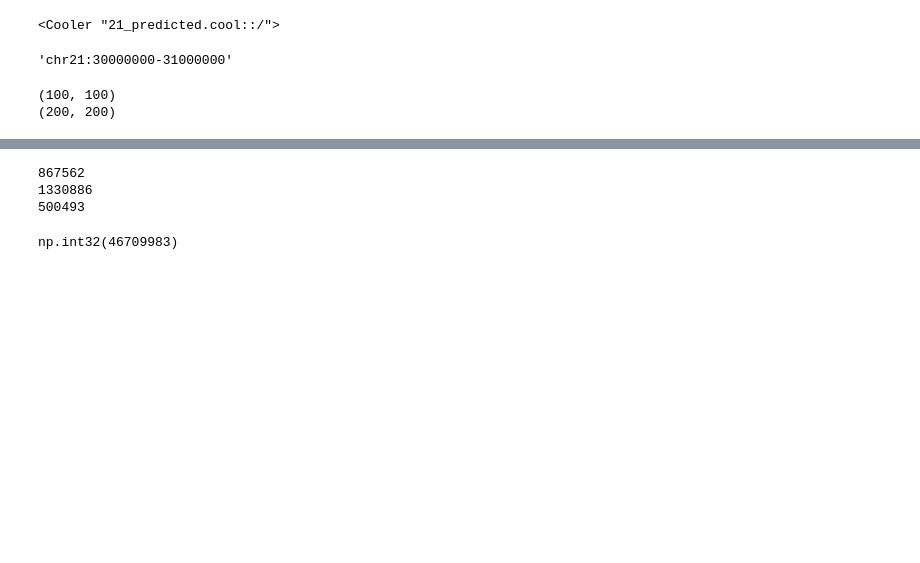
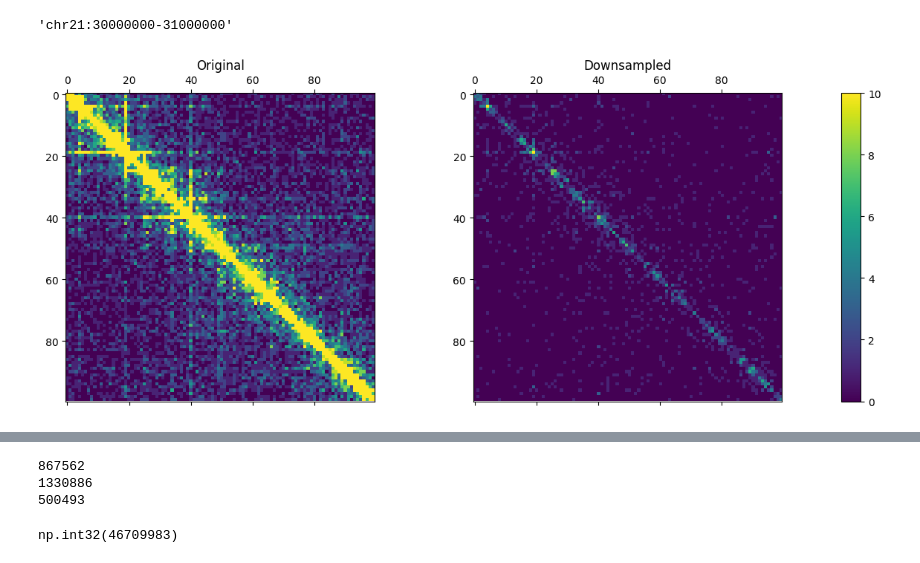
Before and after one commit to amulyagarimella/fast-sequencing-AI-imputation, a Jupyter notebook: notebooks/visualize_results.ipynb, the cells around one changed output, grey strips where cells are left out. Cells and saved outputs as stored; diff of their text form; code cells hidden in the pictures; blank space fills up the shorter version.

```diff
--- a/notebooks/visualize_results.ipynb
+++ b/notebooks/visualize_results.ipynb
@@ -19,4 +49,0 @@ clr_roi = cooler.Cooler("/Users/amulyagarimella/Documents/2241finalproject/outpu
-# %%
-clr_roi
-# %% [output]
-<Cooler "21_predicted.cool::/">
@@ -29,10 +70,29 @@ resol_bp = 10000
 f"chr21:{start_px*resol_bp}-{start_px*resol_bp+size_px*resol_bp}"
 # %% [output]
 'chr21:30000000-31000000'
-# %%
-print(clr_orig.matrix(balance=False).fetch(f"chr21:{start_px*resol_bp}-{start_px*resol_bp+size_px*resol_bp}").shape)
-
-print(clr_orig_5kb.matrix(balance=False).fetch(f"chr21:{start_px*resol_bp}-{start_px*resol_bp+size_px*resol_bp}").shape)
-# %% [output]
-(100, 100)
-(200, 200)
+# %%
+import matplotlib.gridspec as gridspec
+
+# Create figure with GridSpec to allocate space for colorbar
+fig = plt.figure(figsize=(12, 5))  # Slightly wider figure
+gs = gridspec.GridSpec(1, 3, width_ratios=[1, 1, 0.05])  # 3 columns (2 plots + colorbar)
+
+# Create subplots
+ax0 = plt.subplot(gs[0])
+ax1 = plt.subplot(gs[1])
+
+# Plot matrices
+img0 = ax0.matshow(clr_orig.matrix(balance=False).fetch(f"chr21:{start_px*resol_bp}-{start_px*resol_bp+size_px*resol_bp}"), vmax=10)
+ax0.set_title("Original")
+
+img1 = ax1.matshow(clr_downsampled_16.matrix(balance=False).fetch(f"chr21:{start_px*resol_bp}-{start_px*resol_bp+size_px*resol_bp}"), vmax=10)
+ax1.set_title("Downsampled")
+
+# Add colorbar in its own subplot
+cbar_ax = plt.subplot(gs[2])
+fig.colorbar(img1, cax=cbar_ax)
+
+plt.tight_layout()
+plt.show()
+# %% [output]
+[figure, added]
```
Also changed, not shown: parts of 14 cells of this notebook, 5 other files.
